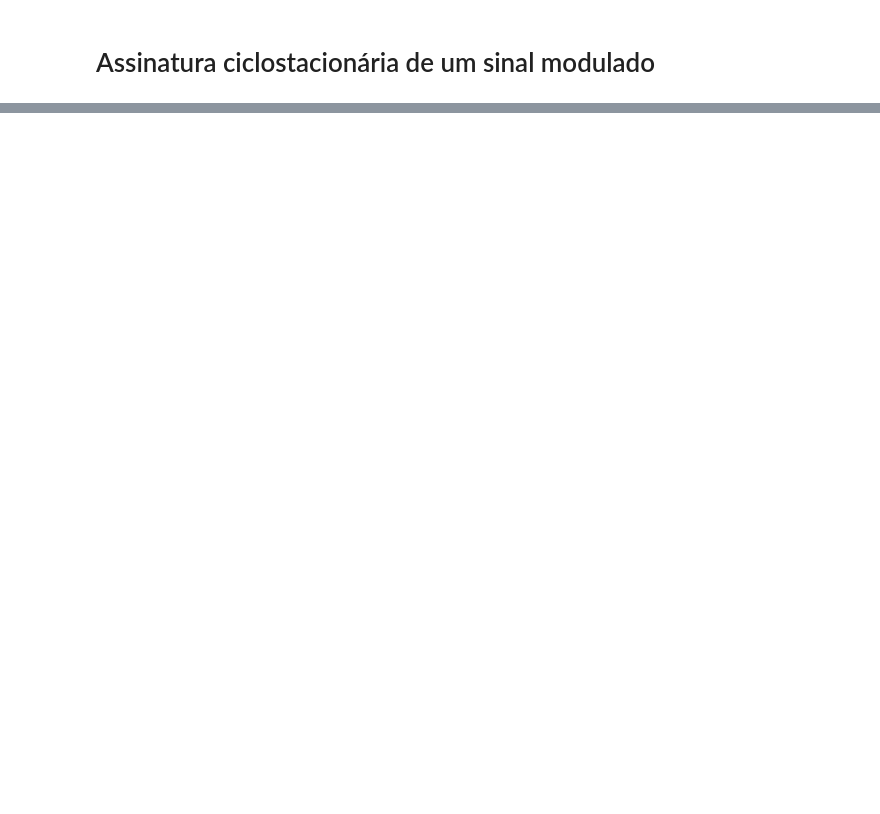
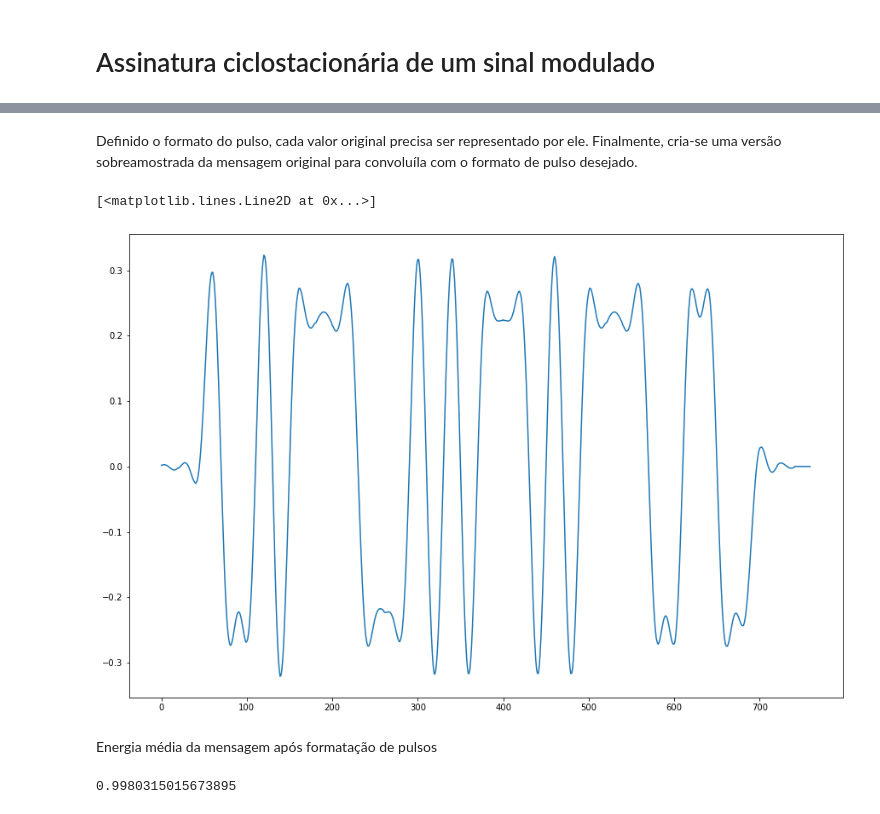
Before and after one commit to Lenival/ss_noma, a Jupyter notebook: cyclostationary_signature_calculation.ipynb, the cells around one changed output, grey strips where cells are left out. Saved outputs shown, nothing was run; the diff lists cells and outputs as text; code cells hidden in the pictures; blank space fills up the shorter version.

```diff
--- a/cyclostationary_signature_calculation.ipynb
+++ b/cyclostationary_signature_calculation.ipynb
@@ -16,0 +45,16 @@ plt.stem(x)
+# %% [markdown]
+Definido o formato do pulso, cada valor original precisa ser representado por ele. Finalmente, cria-se uma versão sobreamostrada da mensagem original para convoluíla com o formato de pulso desejado.
+# %%
+mups = np.zeros(ms.size*oversampling)
+mups[range(0,mups.size,oversampling)]=ms
+s = np.convolve(mups,ps)
+plt.plot(s)
+# %% [output]
+[<matplotlib.lines.Line2D at 0x...>]
+[figure, added]
+# %% [markdown]
+Energia média da mensagem após formatação de pulsos
+# %%
+print(np.sum(s**2)/l_frame)
+# %% [output]
+0.9980315015673895
```
Also changed, not shown: parts of 8 cells of this notebook.
